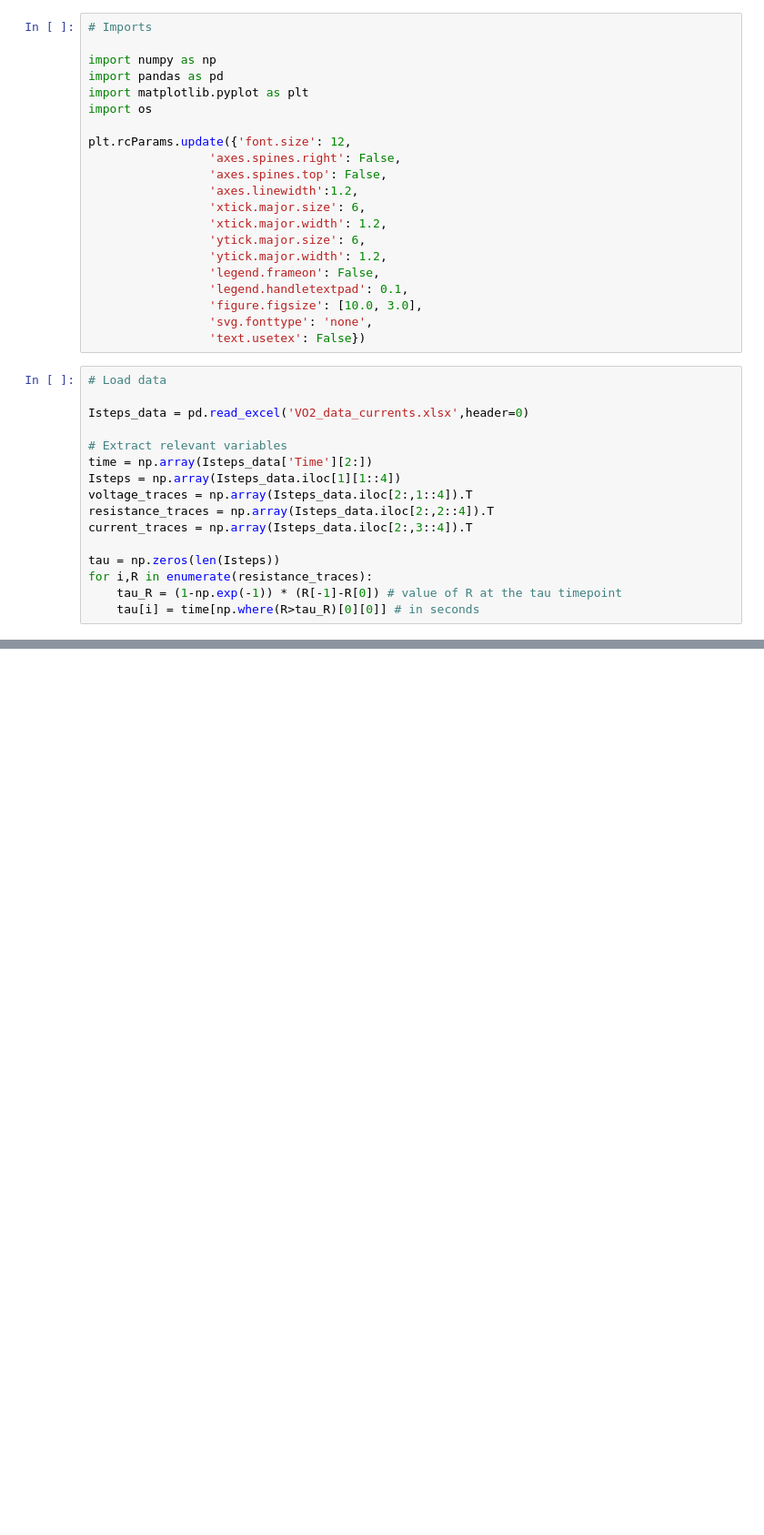
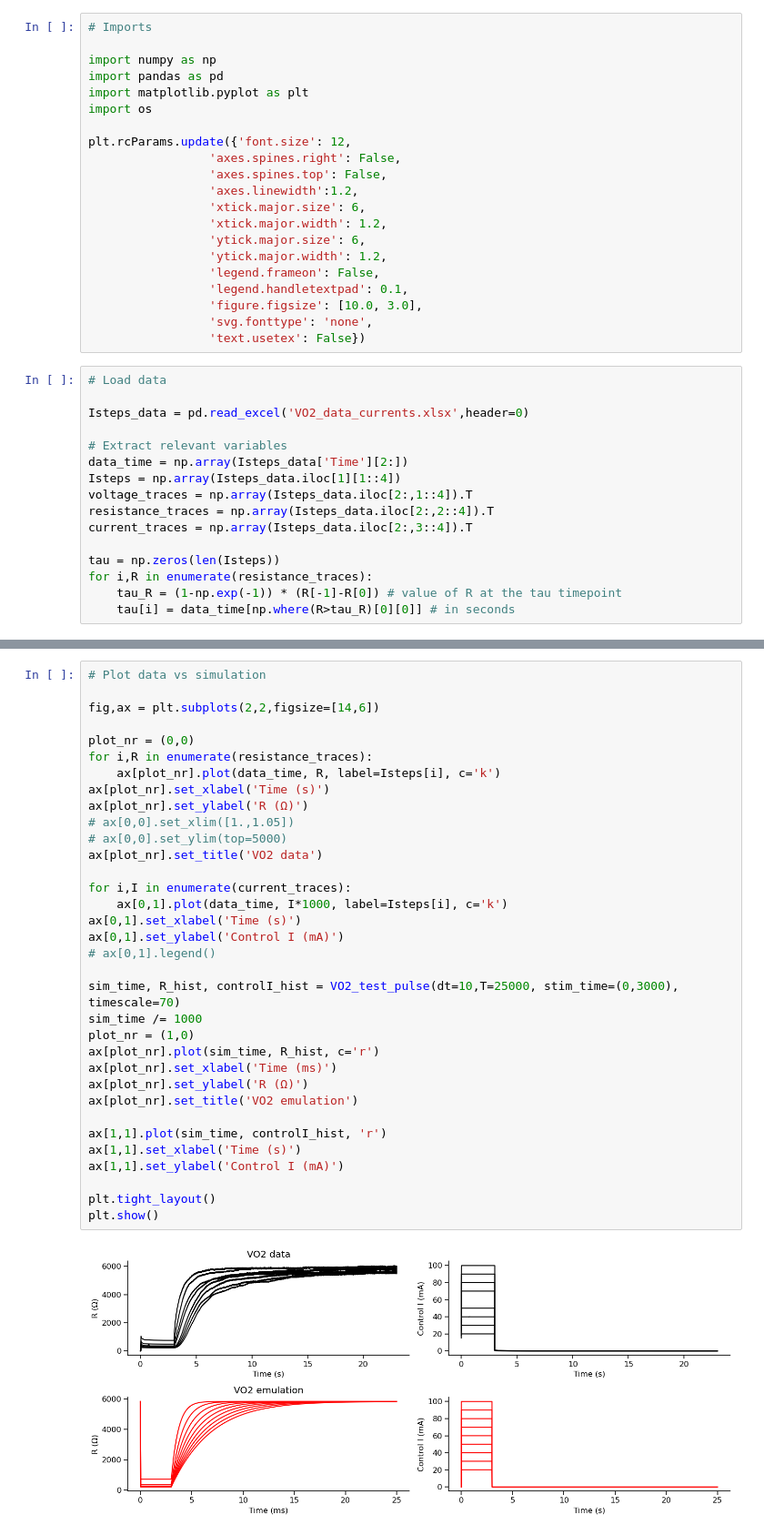
Before and after one commit to argalloni/Neuromorphic_simulations, a Jupyter notebook: DataVsSim.ipynb, the cells around one changed output, grey strips where cells are left out. Shown at 91% size. Drawn from its saved outputs; the diff is of its cells as text; blank space fills up the shorter version.

```diff
--- a/DataVsSim.ipynb
+++ b/DataVsSim.ipynb
@@ -25,7 +25,7 @@ plt.rcParams.update({'font.size': 12,
 Isteps_data = pd.read_excel('VO2_data_currents.xlsx',header=0)
 
 # Extract relevant variables
-time = np.array(Isteps_data['Time'][2:])
+data_time = np.array(Isteps_data['Time'][2:])
 Isteps = np.array(Isteps_data.iloc[1][1::4])
 voltage_traces = np.array(Isteps_data.iloc[2:,1::4]).T
 resistance_traces = np.array(Isteps_data.iloc[2:,2::4]).T
@@ -34,4 +34,4 @@ current_traces = np.array(Isteps_data.iloc[2:,3::4]).T
 tau = np.zeros(len(Isteps))
 for i,R in enumerate(resistance_traces):
     tau_R = (1-np.exp(-1)) * (R[-1]-R[0]) # value of R at the tau timepoint
-    tau[i] = time[np.where(R>tau_R)[0][0]] # in seconds
+    tau[i] = data_time[np.where(R>tau_R)[0][0]] # in seconds
@@ -39,0 +184,36 @@ for i,R in enumerate(resistance_traces):
+# %%
+# Plot data vs simulation
+
+fig,ax = plt.subplots(2,2,figsize=[14,6])
+
+plot_nr = (0,0)
+for i,R in enumerate(resistance_traces):
+    ax[plot_nr].plot(data_time, R, label=Isteps[i], c='k')
+ax[plot_nr].set_xlabel('Time (s)')
+ax[plot_nr].set_ylabel('R (Ω)')
+# ax[0,0].set_xlim([1.,1.05])
+# ax[0,0].set_ylim(top=5000)
+ax[plot_nr].set_title('VO2 data')
+
+for i,I in enumerate(current_traces):
+    ax[0,1].plot(data_time, I*1000, label=Isteps[i], c='k')
+ax[0,1].set_xlabel('Time (s)')
+ax[0,1].set_ylabel('Control I (mA)')
+# ax[0,1].legend()
+
+sim_time, R_hist, controlI_hist = VO2_test_pulse(dt=10,T=25000, stim_time=(0,3000), timescale=70)
+sim_time /= 1000
+plot_nr = (1,0)
+ax[plot_nr].plot(sim_time, R_hist, c='r')
+ax[plot_nr].set_xlabel('Time (ms)')
+ax[plot_nr].set_ylabel('R (Ω)')
+ax[plot_nr].set_title('VO2 emulation')
+
+ax[1,1].plot(sim_time, controlI_hist, 'r')
+ax[1,1].set_xlabel('Time (s)')
+ax[1,1].set_ylabel('Control I (mA)')
+
+plt.tight_layout()
+plt.show()
+# %% [output]
+[figure, added]
```
Also changed, not shown: parts of 29 cells of this notebook.
